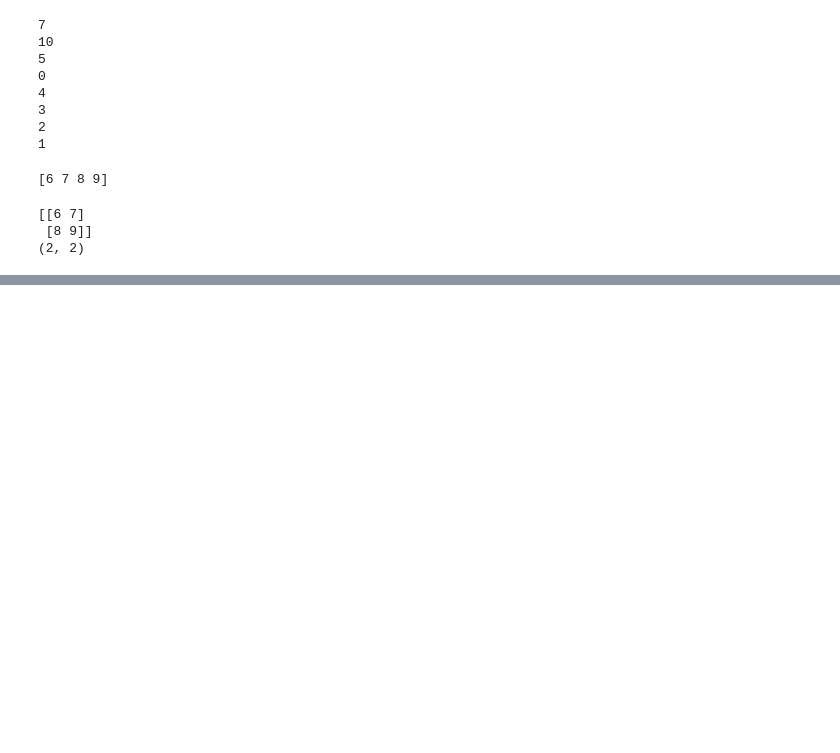
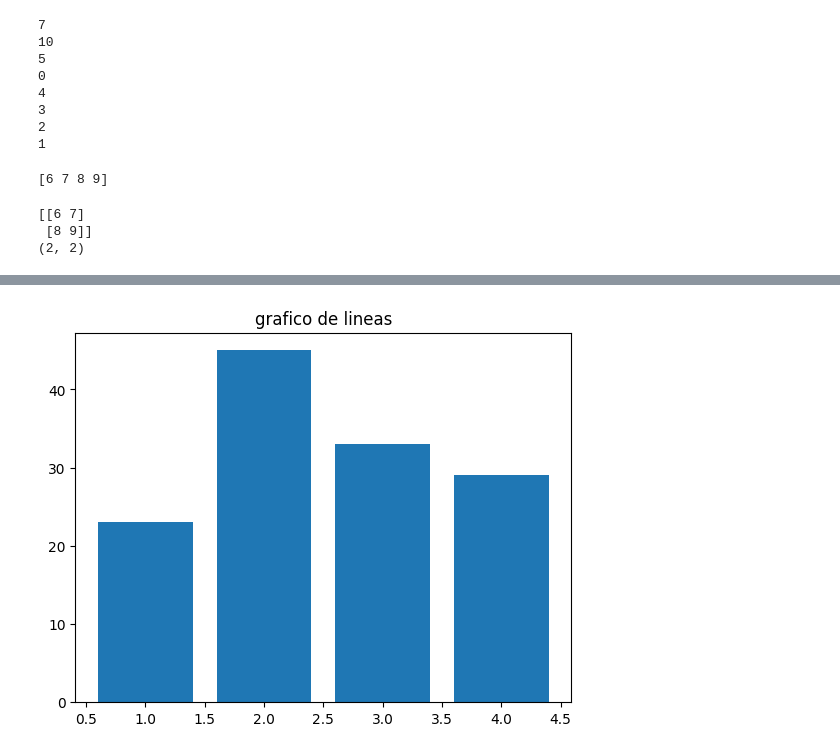
Before and after one commit to josedrosales/my_bootcamp, a Jupyter notebook: notebooks/lesson_01.ipynb, the cells around one changed output, grey strips where cells are left out. Cells and saved outputs as stored; diff of their text form; code cells hidden in the pictures; blank space fills up the shorter version.

```diff
--- a/notebooks/lesson_01.ipynb
+++ b/notebooks/lesson_01.ipynb
@@ -118,0 +152,6 @@ print(my_matrix.shape)
+# %%
+plt.bar([1,2,3,4],df['age'])
+plt.title("grafico de lineas")
+plt.show()
+# %% [output]
+[figure, added]
```
Also changed, not shown: parts of 6 cells of this notebook.
